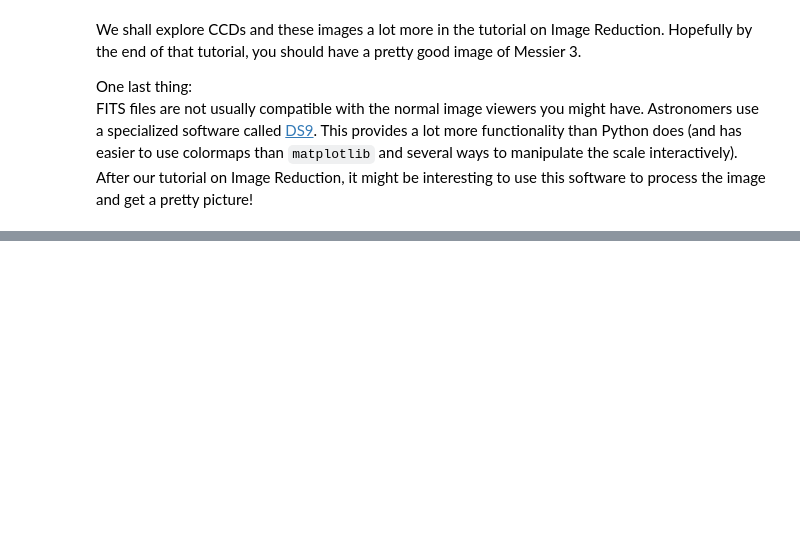
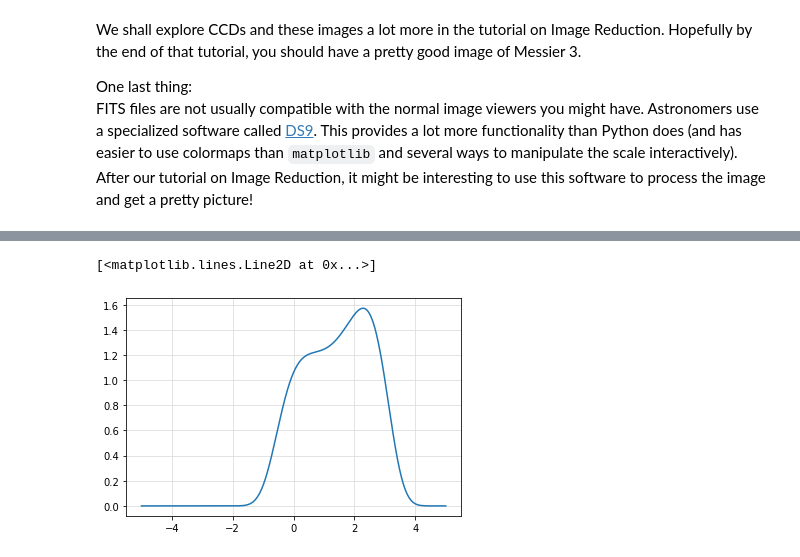
Before and after one commit to amzon-ex/tutorials, a Jupyter notebook: Tutorial_5/Astropy_1.ipynb, the cells around one changed output, grey strips where cells are left out. Saved outputs shown, nothing was run; the diff lists cells and outputs as text; code cells hidden in the pictures; blank space fills up the shorter version.

```diff
--- a/Tutorial_5/Astropy_1.ipynb
+++ b/Tutorial_5/Astropy_1.ipynb
@@ -258,0 +264,10 @@ FITS files are not usually compatible with the normal image viewers you might ha
+# %%
+_x = np.linspace(-5, 5, 1001)
+_y = np.exp(-0.1*((_x + 0.1)*(_x - 3)*(_x - (1 + 1j))*(_x - (1 - 1j))))
+
+plt.grid(which = 'both', color = '#DDDDDD')
+plt.plot(_x, _y)
+# plt.yscale('log')
+# %% [output]
+[<matplotlib.lines.Line2D at 0x...>]
+[figure, added]
```
Also changed, not shown: parts of 5 cells of this notebook.
